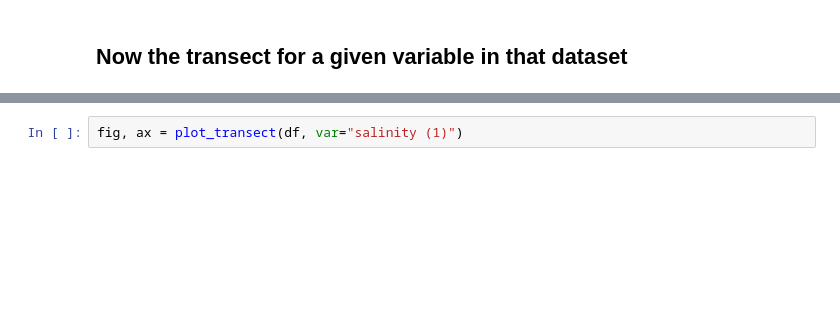
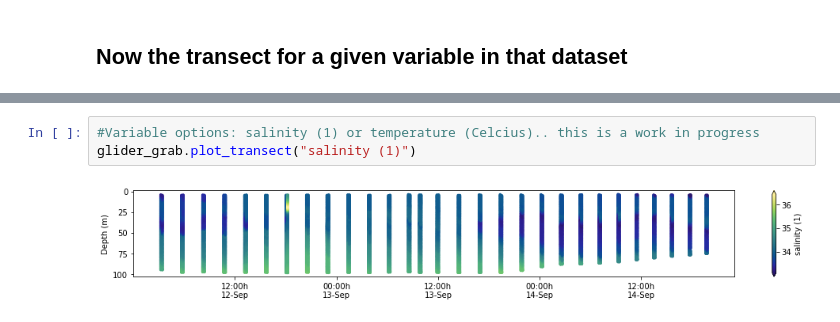
Before and after one commit to ioos/gliderpy, a Jupyter notebook: notebooks/demo.ipynb, the cells around one changed output, grey strips where cells are left out. Saved outputs shown, nothing was run; the diff lists cells and outputs as text; blank space fills up the shorter version.

Commit message:
cleaned up the language a bit more and moved plot functions into GliderDataFetcher class

```diff
--- a/notebooks/demo.ipynb
+++ b/notebooks/demo.ipynb
@@ -203,2 +178,5 @@ def plot_transect(df,var):
-# %%
-fig, ax = plot_transect(df, var="salinity (1)")
+# %%
+#Variable options: salinity (1) or temperature (Celcius).. this is a work in progress
+glider_grab.plot_transect("salinity (1)")
+# %% [output]
+[figure, added]
```
Also changed, not shown: parts of 11 cells of this notebook, 1 other file.
